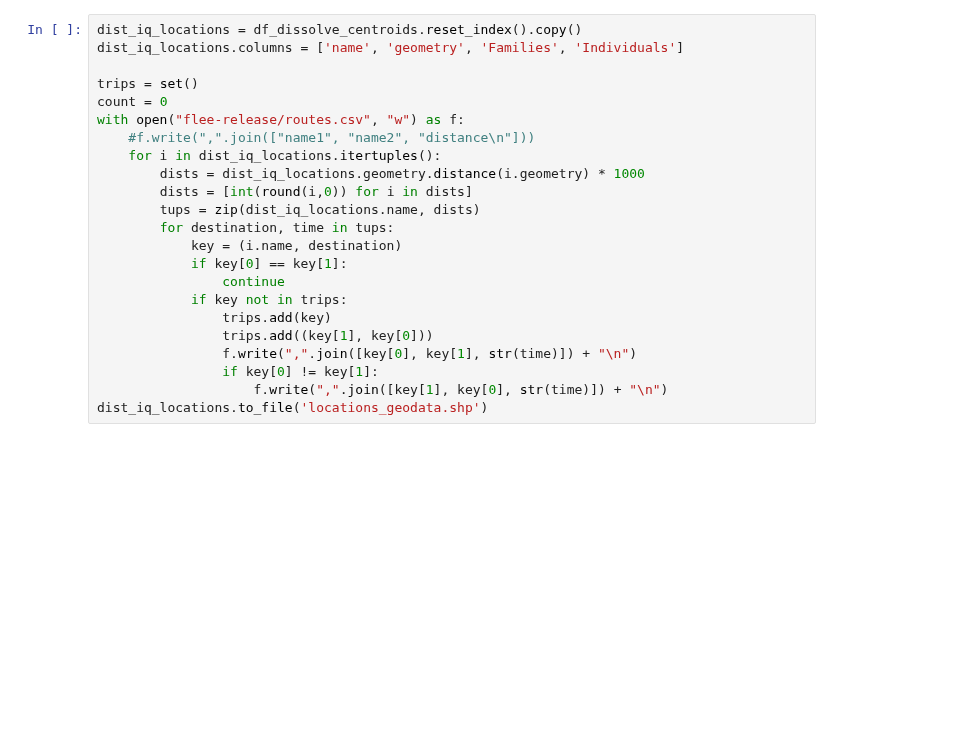
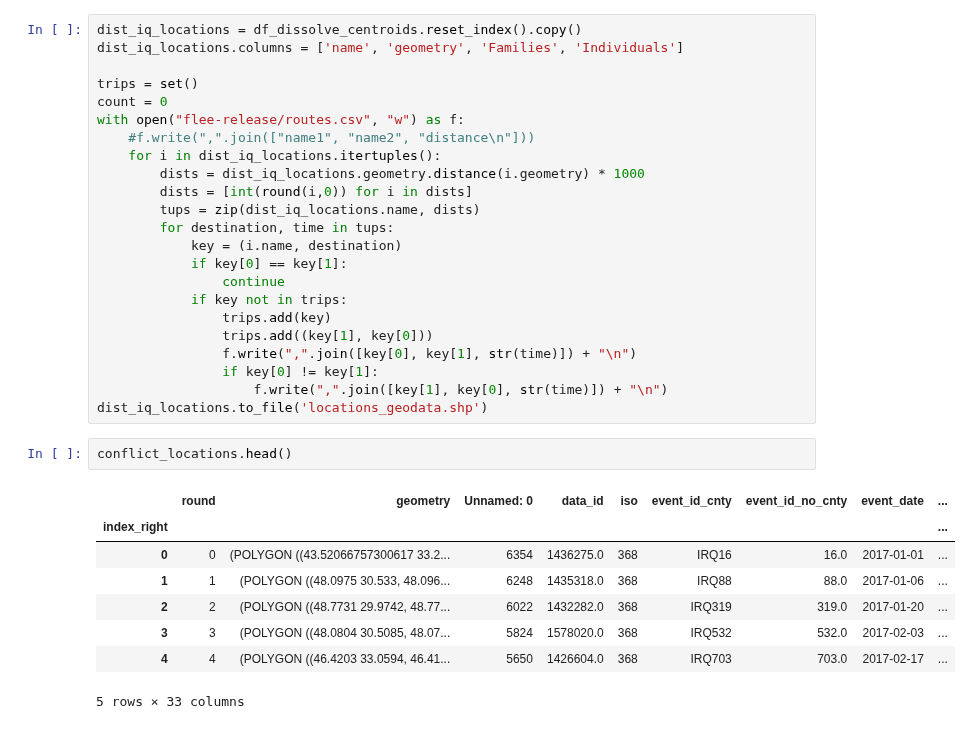
Before and after one commit to tamos/MACS30200proj, a Jupyter notebook: paper_code/DataPrepSimplified.ipynb, the cells around one changed output. Drawn from its saved outputs; the diff is of its cells as text; blank space fills up the shorter version.

Commit message:
simple data prep latest

```diff
--- a/paper_code/DataPrepSimplified.ipynb
+++ b/paper_code/DataPrepSimplified.ipynb
@@ -239,3 +269,14 @@ with open("flee-release/routes.csv", "w") as f:
                 if key[0] != key[1]:
                     f.write(",".join([key[1], key[0], str(time)]) + "\n")
 dist_iq_locations.to_file('locations_geodata.shp')
+# %%
+conflict_locations.head()
+# %% [output]
+|  | round | geometry | Unnamed: 0 | data_id | iso | event_id_cnty | event_id_no_cnty | event_date | ... |
+| index_right |  |  |  |  |  |  |  |  | ... |
+| 0 | 0 | (POLYGON ((43.52066757300617 33.2... | 6354 | 1436275.0 | 368 | IRQ16 | 16.0 | 2017-01-01 | ... |
+| 1 | 1 | (POLYGON ((48.0975 30.533, 48.096... | 6248 | 1435318.0 | 368 | IRQ88 | 88.0 | 2017-01-06 | ... |
+| 2 | 2 | (POLYGON ((48.7731 29.9742, 48.77... | 6022 | 1432282.0 | 368 | IRQ319 | 319.0 | 2017-01-20 | ... |
+| 3 | 3 | (POLYGON ((48.0804 30.5085, 48.07... | 5824 | 1578020.0 | 368 | IRQ532 | 532.0 | 2017-02-03 | ... |
+| 4 | 4 | (POLYGON ((46.4203 33.0594, 46.41... | 5650 | 1426604.0 | 368 | IRQ703 | 703.0 | 2017-02-17 | ... |
+5 rows × 33 columns
```
Also changed, not shown: parts of 4 cells of this notebook.
